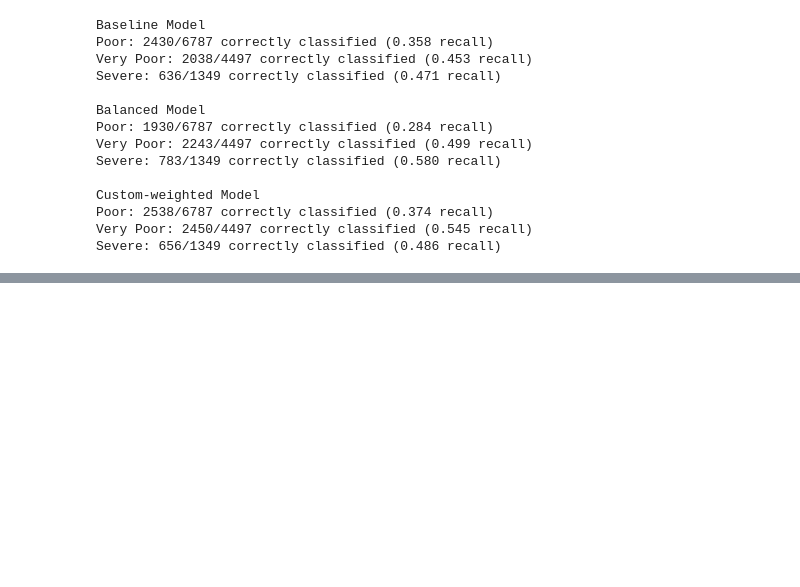
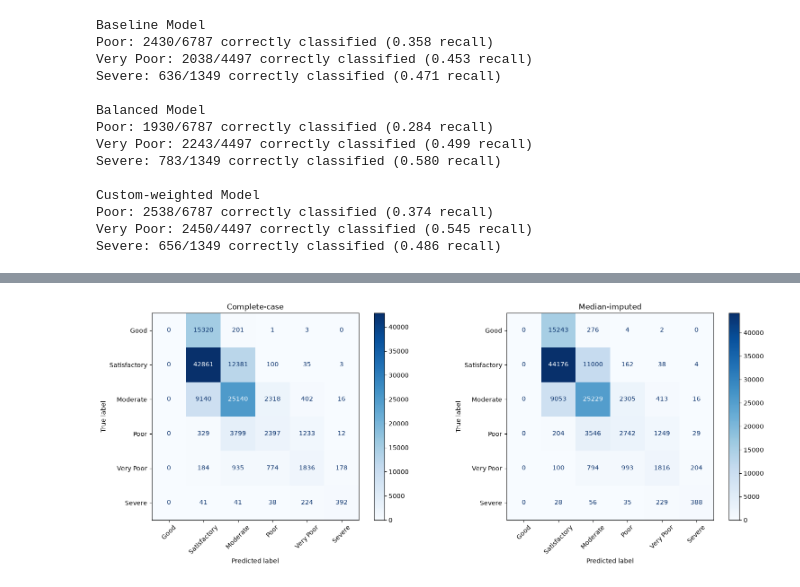
Before and after one commit to Fatimaaasaleem/air-quality-classification, a Jupyter notebook: notebooks/03_target_audit_preprocessing.ipynb, the cells around one changed output, grey strips where cells are left out. Saved outputs shown, nothing was run; the diff lists cells and outputs as text; code cells hidden in the pictures; blank space fills up the shorter version.

```diff
--- a/notebooks/03_target_audit_preprocessing.ipynb
+++ b/notebooks/03_target_audit_preprocessing.ipynb
@@ -3511,0 +3733,36 @@ Severe: 656/1349 correctly classified (0.486 recall)
+# %%
+from sklearn.metrics import confusion_matrix, ConfusionMatrixDisplay
+import matplotlib.pyplot as plt
+
+aqi_classes = [
+    "Good",
+    "Satisfactory",
+    "Moderate",
+    "Poor",
+    "Very Poor",
+    "Severe"
+]
+
+fig, axes = plt.subplots(1, 2, figsize=(16, 6))
+
+for ax, actual, predicted, title in [
+    (axes[0], y_test_complete, y_pred_complete, "Complete-case"),
+    (axes[1], y_test_common, y_pred_imputed_common, "Median-imputed")
+]:
+    cm = confusion_matrix(
+        actual,
+        predicted,
+        labels=aqi_classes
+    )
+
+    ConfusionMatrixDisplay(
+        confusion_matrix=cm,
+        display_labels=aqi_classes
+    ).plot(ax=ax, cmap="Blues", xticks_rotation=45)
+
+    ax.set_title(title)
+
+plt.tight_layout()
+plt.show()
+# %% [output]
+[figure, added]
```
Also changed, not shown: parts of 7 cells of this notebook.
